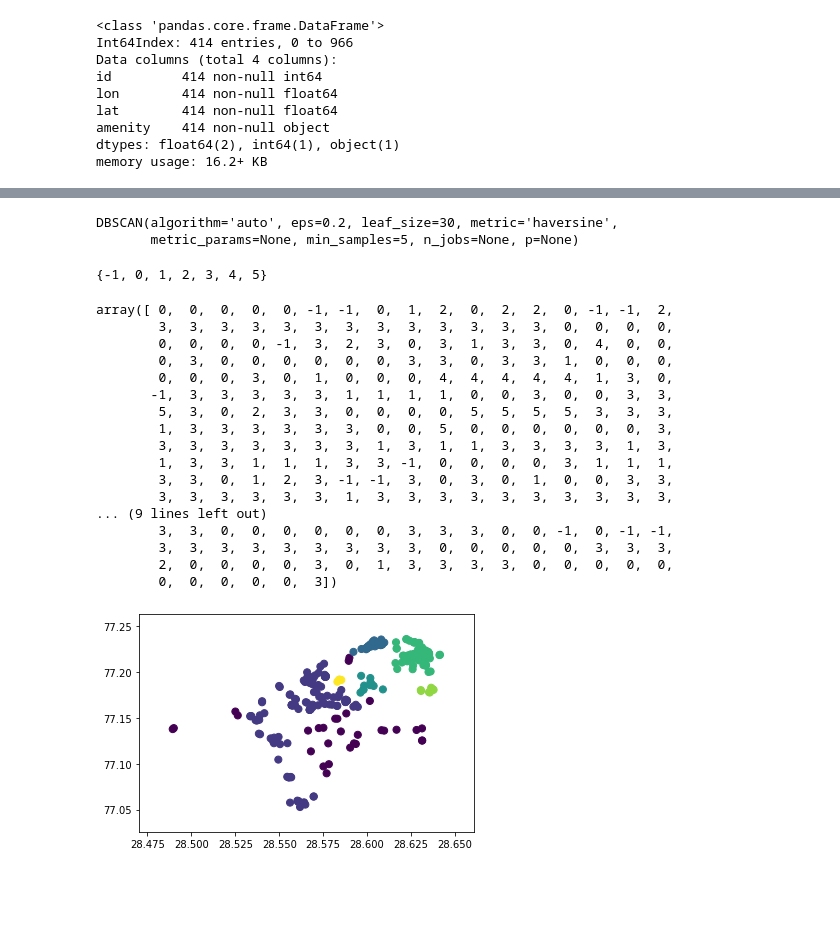
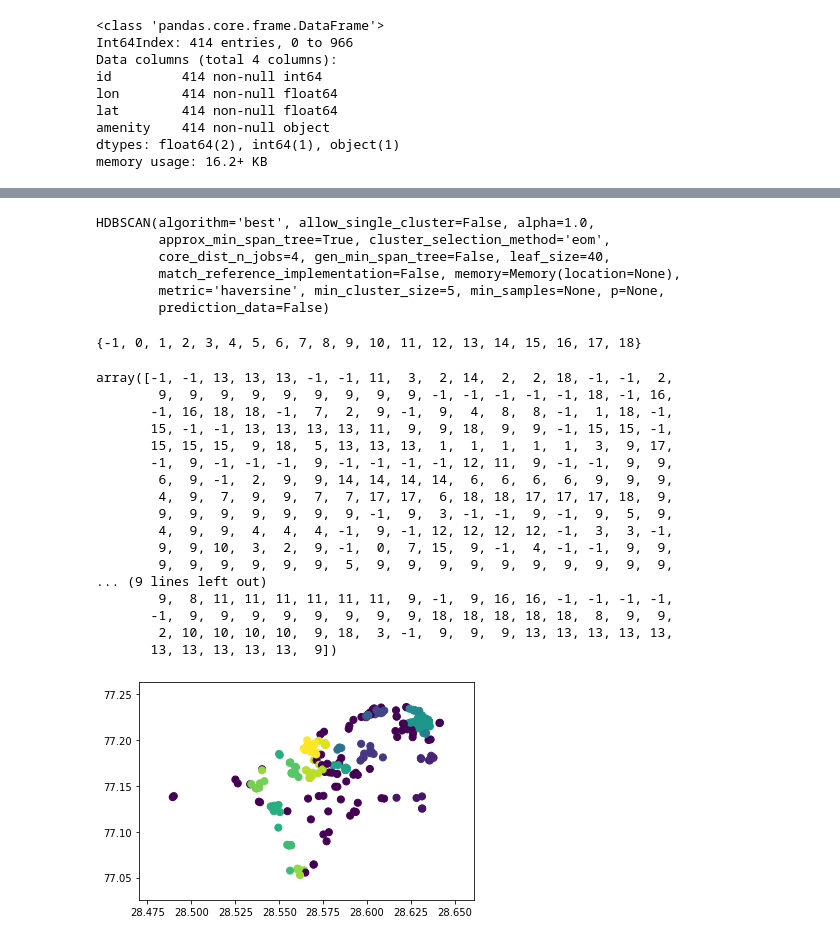
Before and after one commit to sourishsarmah/Commercial_Centers_using_POI_data, a Jupyter notebook: Data_Collection.ipynb, the cells around one changed output, grey strips where cells are left out. Drawn from its saved outputs; the diff is of its cells as text; code cells hidden in the pictures; blank space fills up the shorter version.

Commit message:
Changed clustering from DBSCAN to HDBScan

```diff
--- a/Data_Collection.ipynb
+++ b/Data_Collection.ipynb
@@ -156,49 +168,53 @@ from sklearn.preprocessing import StandardScaler
 sc = StandardScaler()
 coor_t = sc.fit_transform(df[['lat', 'lon']])
 # %%
-from sklearn.cluster import DBSCAN
+from hdbscan import HDBSCAN
 
-model = DBSCAN(eps=0.2, metric='haversine')
+model = HDBSCAN(metric='haversine', min_cluster_size=5)
 
 model.fit(coor_t)
 # %% [output]
-DBSCAN(algorithm='auto', eps=0.2, leaf_size=30, metric='haversine',
-       metric_params=None, min_samples=5, n_jobs=None, p=None)
+HDBSCAN(algorithm='best', allow_single_cluster=False, alpha=1.0,
+        approx_min_span_tree=True, cluster_selection_method='eom',
+        core_dist_n_jobs=4, gen_min_span_tree=False, leaf_size=40,
+        match_reference_implementation=False, memory=Memory(location=None),
+        metric='haversine', min_cluster_size=5, min_samples=None, p=None,
+        prediction_data=False)
 # %%
 clusters = model.labels_
 set(clusters)
 # %% [output]
-{-1, 0, 1, 2, 3, 4, 5}
+{-1, 0, 1, 2, 3, 4, 5, 6, 7, 8, 9, 10, 11, 12, 13, 14, 15, 16, 17, 18}
 # %%
 clusters
 # %% [output]
-array([ 0,  0,  0,  0,  0, -1, -1,  0,  1,  2,  0,  2,  2,  0, -1, -1,  2,
-        3,  3,  3,  3,  3,  3,  3,  3,  3,  3,  3,  3,  3,  0,  0,  0,  0,
-        0,  0,  0,  0, -1,  3,  2,  3,  0,  3,  1,  3,  3,  0,  4,  0,  0,
-        0,  3,  0,  0,  0,  0,  0,  0,  3,  3,  0,  3,  3,  1,  0,  0,  0,
-        0,  0,  0,  3,  0,  1,  0,  0,  0,  4,  4,  4,  4,  4,  1,  3,  0,
-       -1,  3,  3,  3,  3,  3,  1,  1,  1,  1,  0,  0,  3,  0,  0,  3,  3,
-        5,  3,  0,  2,  3,  3,  0,  0,  0,  0,  5,  5,  5,  5,  3,  3,  3,
-        1,  3,  3,  3,  3,  3,  3,  0,  0,  5,  0,  0,  0,  0,  0,  0,  3,
-        3,  3,  3,  3,  3,  3,  3,  1,  3,  1,  1,  3,  3,  3,  3,  1,  3,
-        1,  3,  3,  1,  1,  1,  3,  3, -1,  0,  0,  0,  0,  3,  1,  1,  1,
-        3,  3,  0,  1,  2,  3, -1, -1,  3,  0,  3,  0,  1,  0,  0,  3,  3,
-        3,  3,  3,  3,  3,  3,  1,  3,  3,  3,  3,  3,  3,  3,  3,  3,  3,
+array([-1, -1, 13, 13, 13, -1, -1, 11,  3,  2, 14,  2,  2, 18, -1, -1,  2,
+        9,  9,  9,  9,  9,  9,  9,  9,  9, -1, -1, -1, -1, -1, 18, -1, 16,
+       -1, 16, 18, 18, -1,  7,  2,  9, -1,  9,  4,  8,  8, -1,  1, 18, -1,
+       15, -1, -1, 13, 13, 13, 13, 11,  9,  9, 18,  9,  9, -1, 15, 15, -1,
+       15, 15, 15,  9, 18,  5, 13, 13, 13,  1,  1,  1,  1,  1,  3,  9, 17,
+       -1,  9, -1, -1, -1,  9, -1, -1, -1, -1, 12, 11,  9, -1, -1,  9,  9,
+        6,  9, -1,  2,  9,  9, 14, 14, 14, 14,  6,  6,  6,  6,  9,  9,  9,
+        4,  9,  7,  9,  9,  7,  7, 17, 17,  6, 18, 18, 17, 17, 17, 18,  9,
+        9,  9,  9,  9,  9,  9,  9, -1,  9,  3, -1, -1,  9, -1,  9,  5,  9,
+        4,  9,  9,  4,  4,  4, -1,  9, -1, 12, 12, 12, 12, -1,  3,  3, -1,
+        9,  9, 10,  3,  2,  9, -1,  0,  7, 15,  9, -1,  4, -1, -1,  9,  9,
+        9,  9,  9,  9,  9,  9,  5,  9,  9,  9,  9,  9,  9,  9,  9,  9,  9,
 ... (9 lines left out)
-        3,  3,  0,  0,  0,  0,  0,  0,  3,  3,  3,  0,  0, -1,  0, -1, -1,
-        3,  3,  3,  3,  3,  3,  3,  3,  3,  0,  0,  0,  0,  0,  3,  3,  3,
-        2,  0,  0,  0,  0,  3,  0,  1,  3,  3,  3,  3,  0,  0,  0,  0,  0,
-        0,  0,  0,  0,  0,  3])
+        9,  8, 11, 11, 11, 11, 11, 11,  9, -1,  9, 16, 16, -1, -1, -1, -1,
+       -1,  9,  9,  9,  9,  9,  9,  9,  9, 18, 18, 18, 18, 18,  8,  9,  9,
+        2, 10, 10, 10, 10,  9, 18,  3, -1,  9,  9,  9, 13, 13, 13, 13, 13,
+       13, 13, 13, 13, 13,  9])
 # %%
 import matplotlib.pyplot as plt
 %matplotlib inline
 
 fig = plt.figure()
-ax = fig.add_subplot(111)
+ax = fig.add_subplot()
 scatter = ax.scatter(df[['lat']],df[['lon']],c=clusters.reshape(-1,1),s=50)
 fig.show()
 # %% [output]
-[figure, old version]
+[figure, new version]
 # %%
 df['cluster'] = clusters
 df
```
Also changed, not shown: parts of 7 cells of this notebook.
